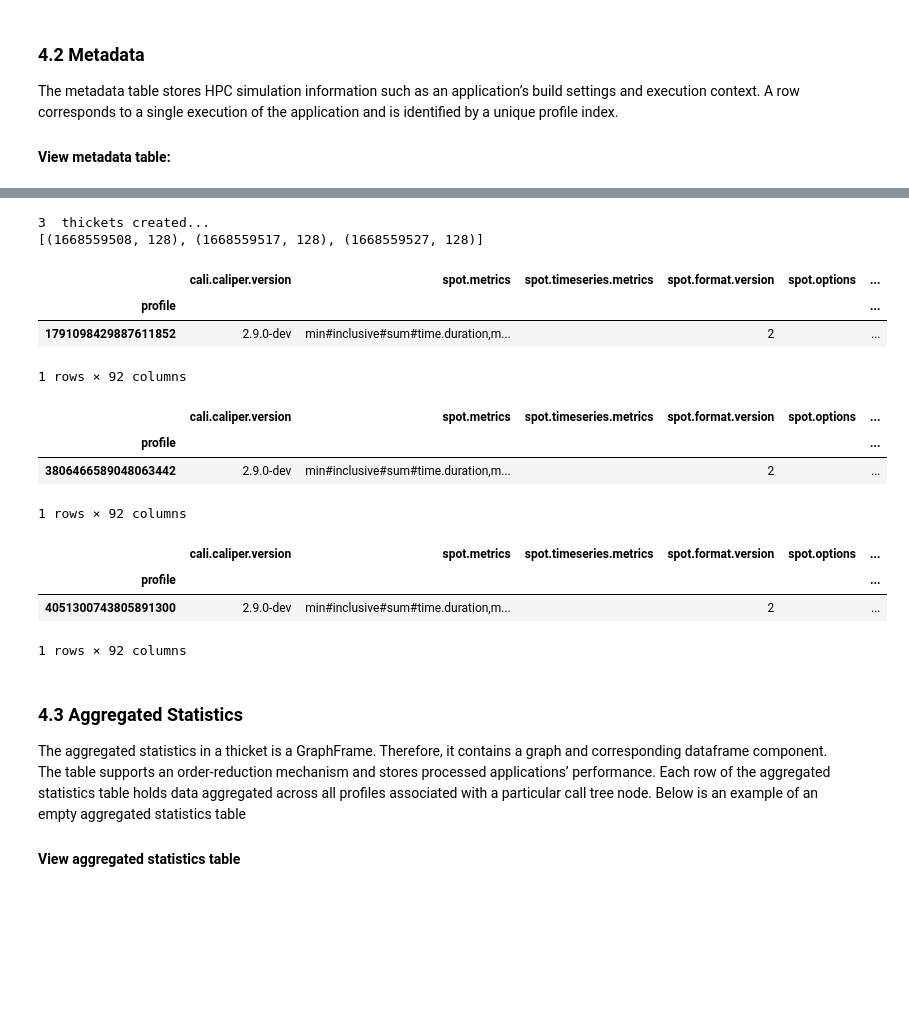
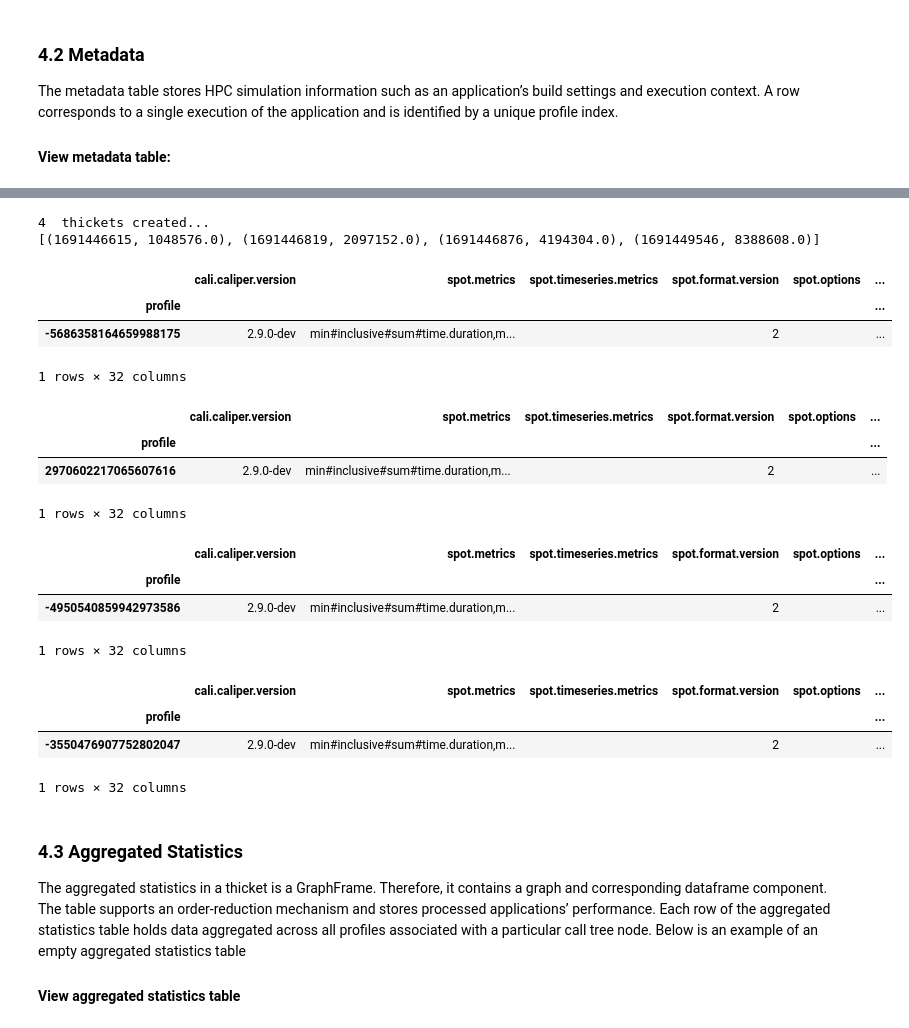
Before and after one commit to LLNL/thicket, a Jupyter notebook: docs/thicket_tutorial.ipynb, the cells around one changed output, grey strips where cells are left out. Cells and saved outputs as stored; diff of their text form; code cells hidden in the pictures; blank space fills up the shorter version.

```diff
--- a/docs/thicket_tutorial.ipynb
+++ b/docs/thicket_tutorial.ipynb
@@ -34,10 +34,15 @@ For this notebook, we select profiles generated on Lawrence Livermore National L
 # %%
-lassen1 = [f"../data/lassen/XL_BaseCuda_01048576_0{x}.cali" for x in range(1, 4)]
-lassen2 = [f"../data/lassen/XL_BaseCuda_04194304_01.cali"]
+problem_sizes = ["1048576",
+                 "2097152",
+                 "4194304",
+                 "8388608",
+                ]
+lassen1 = [f"../data/lassen/clang10.0.1_nvcc10.2.89_{x}/Base_CUDA-block_128.cali" for x in problem_sizes]
+lassen2 = [f"../data/lassen/clang10.0.1_nvcc10.2.89_1048576/Base_CUDA-block_256.cali"]
 
 # generate thicket(s)
 th_lassen = tt.Thicket.from_caliperreader(lassen1)
-th_obj = tt.Thicket.from_caliperreader(lassen1+lassen2)
+th_obj = tt.Thicket.from_caliperreader(lassen1 + lassen2)
 # %% [markdown]
 ## 3. More Information on a Function
 
@@ -186,24 +175,28 @@ The metadata table also supports the grouping of the thicket based on the unique
 # %%
-# create sub-thickets from unique values in the cluster column
-grouping_metadata_cols = ["launchdate", "gpu_targets_block_sizes"]
+# create sub-thickets from unique values in two columns
+grouping_metadata_cols = ["launchdate", "ProblemSizeRunParam"]
 sub_thickets = th_lassen.groupby(grouping_metadata_cols)
 for th in sub_thickets:
     display(th.metadata)
 # %% [output]
-3  thickets created...
-[(1668559508, 128), (1668559517, 128), (1668559527, 128)]
+4  thickets created...
+[(1691446615, 1048576.0), (1691446819, 2097152.0), (1691446876, 4194304.0), (1691449546, 8388608.0)]
 |  | cali.caliper.version | spot.metrics | spot.timeseries.metrics | spot.format.version | spot.options | ... |
 | profile |  |  |  |  |  | ... |
-| 1791098429887611852 | 2.9.0-dev | min#inclusive#sum#time.duration,m... |  | 2 |  | ... |
+| -5686358164659988175 | 2.9.0-dev | min#inclusive#sum#time.duration,m... |  | 2 |  | ... |
-1 rows × 92 columns
+1 rows × 32 columns
 |  | cali.caliper.version | spot.metrics | spot.timeseries.metrics | spot.format.version | spot.options | ... |
 | profile |  |  |  |  |  | ... |
-| 3806466589048063442 | 2.9.0-dev | min#inclusive#sum#time.duration,m... |  | 2 |  | ... |
+| 2970602217065607616 | 2.9.0-dev | min#inclusive#sum#time.duration,m... |  | 2 |  | ... |
-1 rows × 92 columns
+1 rows × 32 columns
 |  | cali.caliper.version | spot.metrics | spot.timeseries.metrics | spot.format.version | spot.options | ... |
 | profile |  |  |  |  |  | ... |
-| 4051300743805891300 | 2.9.0-dev | min#inclusive#sum#time.duration,m... |  | 2 |  | ... |
+| -4950540859942973586 | 2.9.0-dev | min#inclusive#sum#time.duration,m... |  | 2 |  | ... |
-1 rows × 92 columns
+1 rows × 32 columns
+|  | cali.caliper.version | spot.metrics | spot.timeseries.metrics | spot.format.version | spot.options | ... |
+| profile |  |  |  |  |  | ... |
+| -3550476907752802047 | 2.9.0-dev | min#inclusive#sum#time.duration,m... |  | 2 |  | ... |
+1 rows × 32 columns
 # %% [markdown]
 ### 4.3 Aggregated Statistics
 
```
Also changed, not shown: parts of 33 cells of this notebook, 3 other files.
